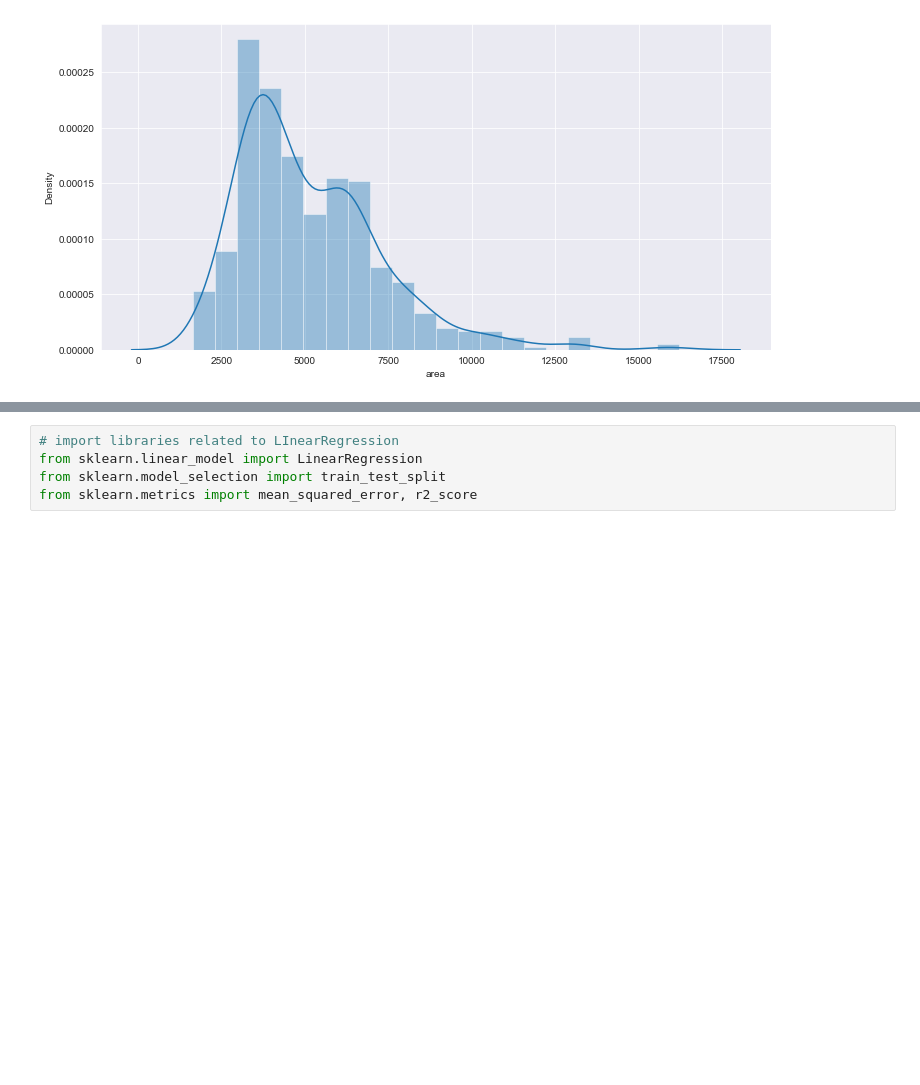
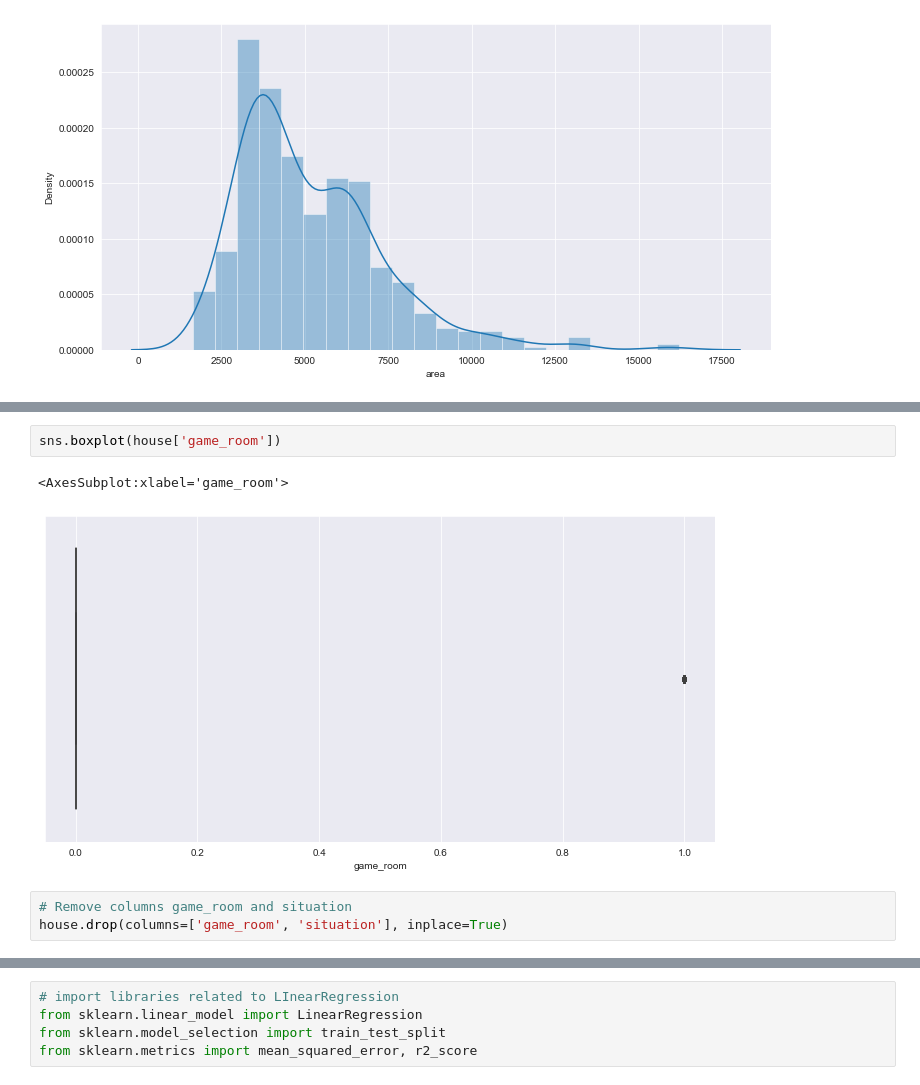
Before and after one commit to gumberankush/AI-DataScience-Course, a Jupyter notebook: ML/Linear Regression.ipynb, the cells around one changed output, grey strips where cells are left out. Cells and saved outputs as stored; diff of their text form; blank space fills up the shorter version.

```diff
--- a/ML/Linear Regression.ipynb
+++ b/ML/Linear Regression.ipynb
@@ -79,0 +170,8 @@ plt.show()
+# %%
+sns.boxplot(house['game_room'])
+# %% [output]
+<AxesSubplot:xlabel='game_room'>
+[figure, added]
+# %%
+# Remove columns game_room and situation
+house.drop(columns=['game_room', 'situation'], inplace=True)
```
Also changed, not shown: parts of 17 cells of this notebook.
